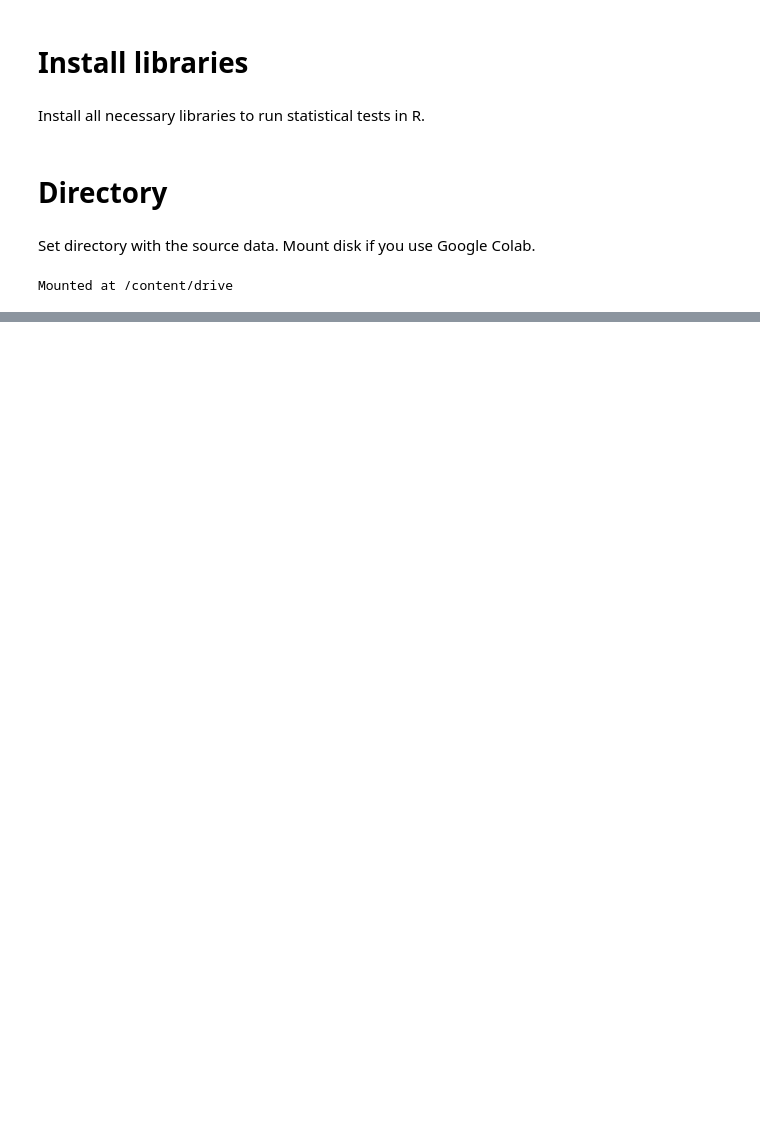
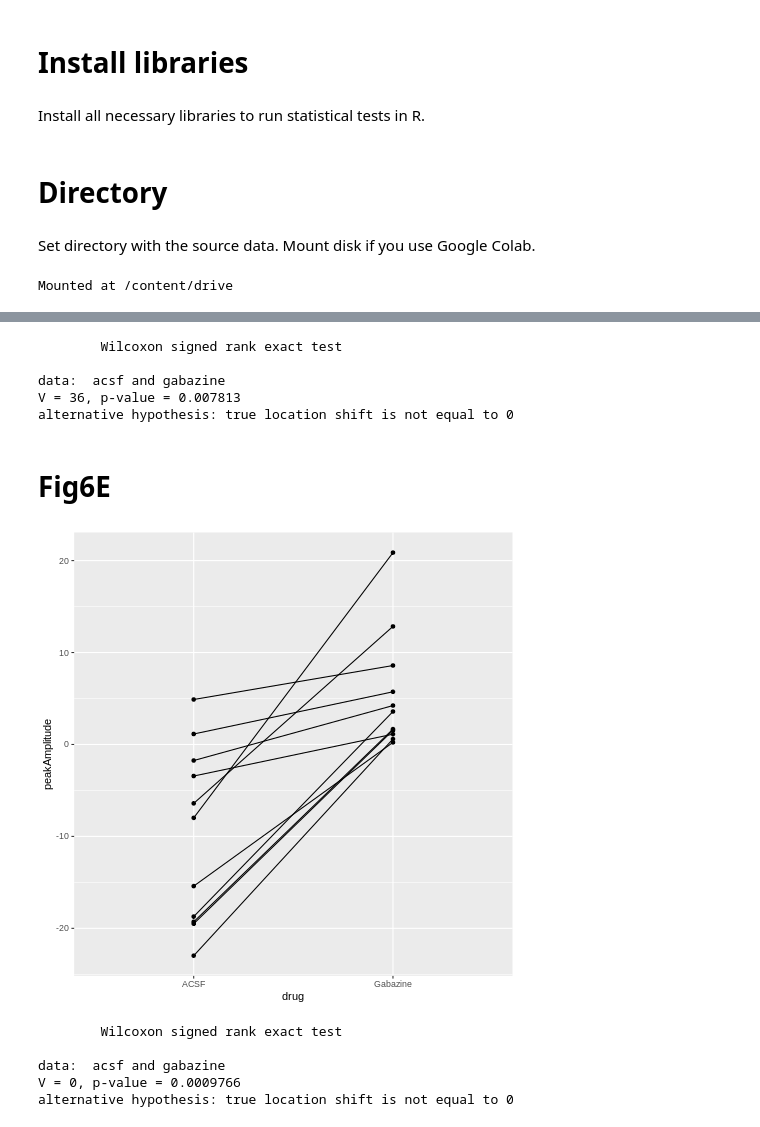
Before and after one commit to katemartian/LHoutputsManuscript, a Jupyter notebook: sourceData/Fig6_stats.ipynb, the cells around one changed output, grey strips where cells are left out. Drawn from its saved outputs; the diff is of its cells as text; code cells hidden in the pictures; blank space fills up the shorter version.

```diff
--- a/sourceData/Fig6_stats.ipynb
+++ b/sourceData/Fig6_stats.ipynb
@@ -152,0 +86,17 @@ pwc
+# %%
+%%R
+wilcox.test(acsf,gabazine, paired=TRUE)
+# %% [output]
+        Wilcoxon signed rank exact test
+
+data:  acsf and gabazine
+V = 36, p-value = 0.007813
+alternative hypothesis: true location shift is not equal to 0
+# %% [markdown]
+# Fig6E
+# %%
+%%R
+df <- read_excel("fig6_ephys.xlsx", sheet = "currentClamp")
+df$cell = as.character(df$cell)
+df$drug = as.factor(df$drug)
+df$peakAmplitude = as.numeric(df$peakAmplitude)
@@ -152,0 +107,16 @@ pwc
+# %%
+%%R
+ggplot(df, aes(x=drug, y=peakAmplitude)) +
+  geom_point() +
+  geom_line(aes(group=cell))
+# %% [output]
+[figure, added]
+# %%
+%%R
+wilcox.test(acsf,gabazine, paired=TRUE)
+# %% [output]
+        Wilcoxon signed rank exact test
+
+data:  acsf and gabazine
+V = 0, p-value = 0.0009766
+alternative hypothesis: true location shift is not equal to 0
```
Also changed, not shown: parts of 26 cells of this notebook.
